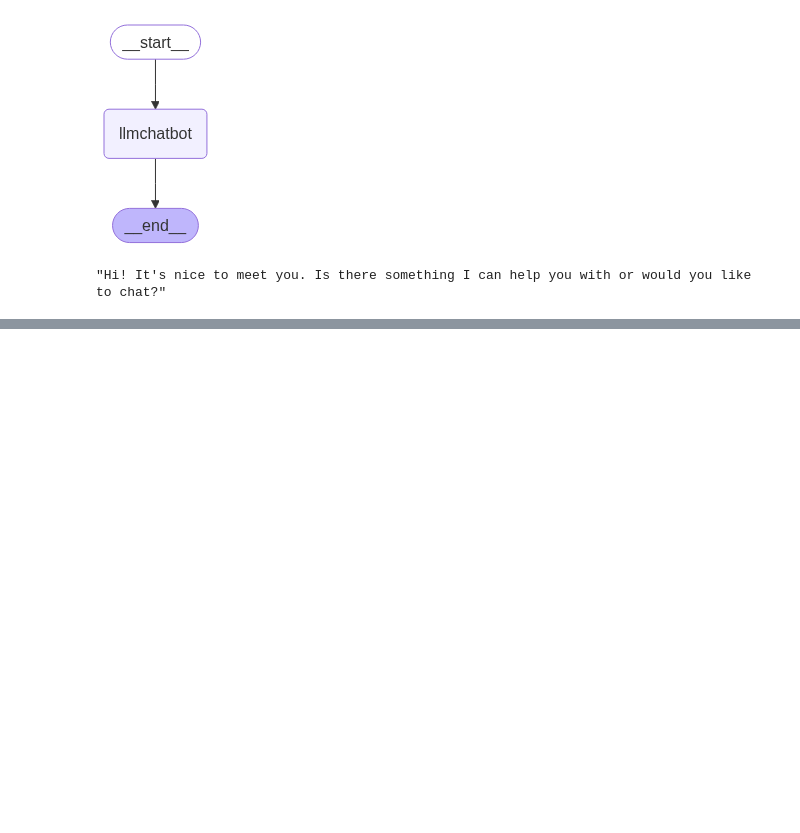
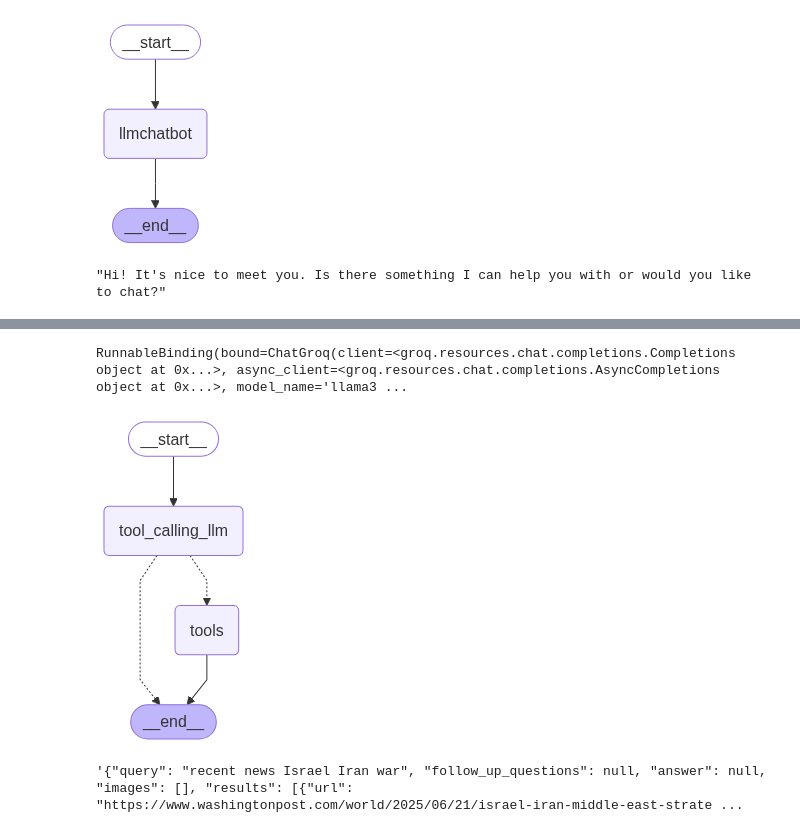
Before and after one commit to sathsaraRasantha/Constrcu-Checker, a Jupyter notebook: notebooks/basic-langgarph.ipynb, the cells around one changed output, grey strips where cells are left out. Cells and saved outputs as stored; diff of their text form; code cells hidden in the pictures; blank space fills up the shorter version.

```diff
--- a/notebooks/basic-langgarph.ipynb
+++ b/notebooks/basic-langgarph.ipynb
@@ -50,0 +79,53 @@ response["messages"][-1].content
+# %%
+def multiply(a:int,b:int) -> int:
+    """Multiply a and b
+
+    Args:
+        a (int) : first int
+        b (int) : second int
+
+    Returns:
+        int: output int
+
+    """
+    return a*b
+# %%
+tools = [tool, multiply]
+# %%
+llm_with_tools=llm.bind_tools(tools)
+llm_with_tools
+# %% [output]
+RunnableBinding(bound=ChatGroq(client=<groq.resources.chat.completions.Completions object at 0x...>, async_client=<groq.resources.chat.completions.AsyncCompletions object at 0x...>, model_name='llama3 ...
+# %%
+from langgraph.graph import StateGraph, START, END
+from langgraph.prebuilt import ToolNode
+from langgraph.prebuilt import tools_condition
+
+def tool_calling_llm(state: State):
+    return {"messages":[llm_with_tools.invoke(state["messages"])]}
+
+builder = StateGraph(State)
+
+builder.add_node("tool_calling_llm", tool_calling_llm)
+builder.add_node("tools", ToolNode(tools))
+
+builder.add_edge(START, "tool_calling_llm")
+builder.add_conditional_edges(
+    "tool_calling_llm",
+    tools_condition
+)
+builder.add_edge("tools", END)
+
+graph = builder.compile()
+# %%
+try:
+    display(Image(graph.get_graph().draw_mermaid_png()))
+except Exception:
+    pass
+# %% [output]
+[figure, added]
+# %%
+response = graph.invoke({"messages": "What is the recent news in Israel Iran war?"})
+response['messages'][-1].content
+# %% [output]
+'{"query": "recent news Israel Iran war", "follow_up_questions": null, "answer": null, "images": [], "results": [{"url": "https://www.washingtonpost.com/world/2025/06/21/israel-iran-middle-east-strate ...
```
Also changed, not shown: parts of 20 cells of this notebook, 1 other file.
